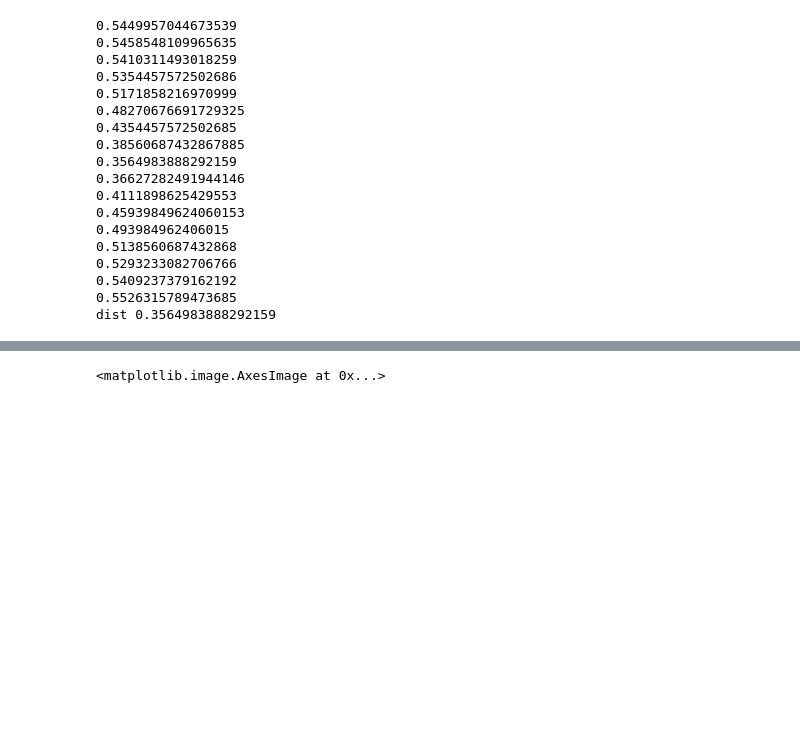
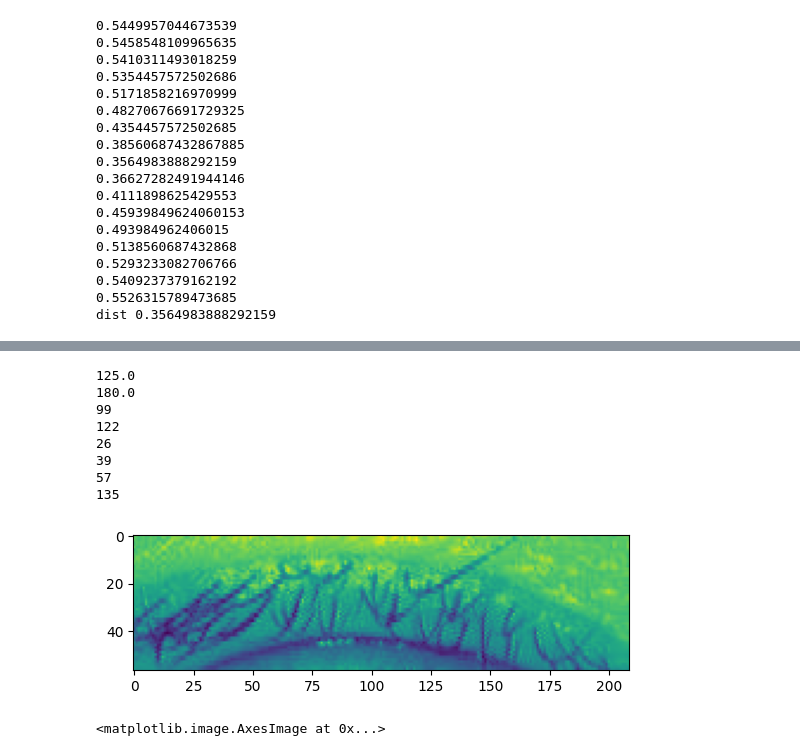
Before and after one commit to SoCoDeN/Iris-Recognition, a Jupyter notebook: python/mytest.ipynb, the cells around one changed output, grey strips where cells are left out. Drawn from its saved outputs; the diff is of its cells as text; code cells hidden in the pictures; blank space fills up the shorter version.

```diff
--- a/python/mytest.ipynb
+++ b/python/mytest.ipynb
@@ -172,3 +210,52 @@ plt.show()
+# %%
+imsz = im.shape
+
+print(row)
+print(col)
+print(r)
+
+irl = np.round(row - r).astype(int) #iris lower
+iru = np.round(row + r).astype(int) #iris upper
+icl = np.round(col - r).astype(int) #iris left
+icu = np.round(col + r).astype(int) #iris right
+if irl < 0:
+    irl = 0
+if icl < 0:
+    icl = 0
+if iru >= imsz[0]:
+    iru = imsz[0] - 1
+if icu >= imsz[1]:
+    icu = imsz[1] - 1
+imageiris = im[irl: iru + 1, icl-10: icu + 1]
+
+plt.imshow(imageiris,cmap="gray")
+rowp=rowp.astype(int) #center pupil
+irl=irl.astype(int) #iris lower
+rp=rp.astype(int) #radius pupil
+
+print(rowp)
+print(irl)
+print(rp)
+print(rowp - irl - rp)
+topeyelid = imageiris[0: rowp - irl - rp, :]
+plt.imshow(topeyelid)
+
+print(rowp - irl + rp )
+bottomeyelid = imageiris[rowp - irl + rp - 1 : imageiris.shape[0], :]
+#plt.imshow(bottomeyelid)
+#mask_top = findTopEyelid(imsz, imageiris, irl, icl, rowp, rp)
+#print(mask_top)
+#mask_bot = findBottomEyelid(imsz, imageiris, rowp, rp, irl, icl)
+# %% [output]
+125.0
+180.0
+99
+122
+26
+39
+57
+135
+[figure, added]
 # %%
 circle1 = plt.Circle((0, 0), 2, color='r')
 # now make a circle with no fill, which is good for hi-lighting key results
```
Also changed, not shown: parts of 3 cells of this notebook.
